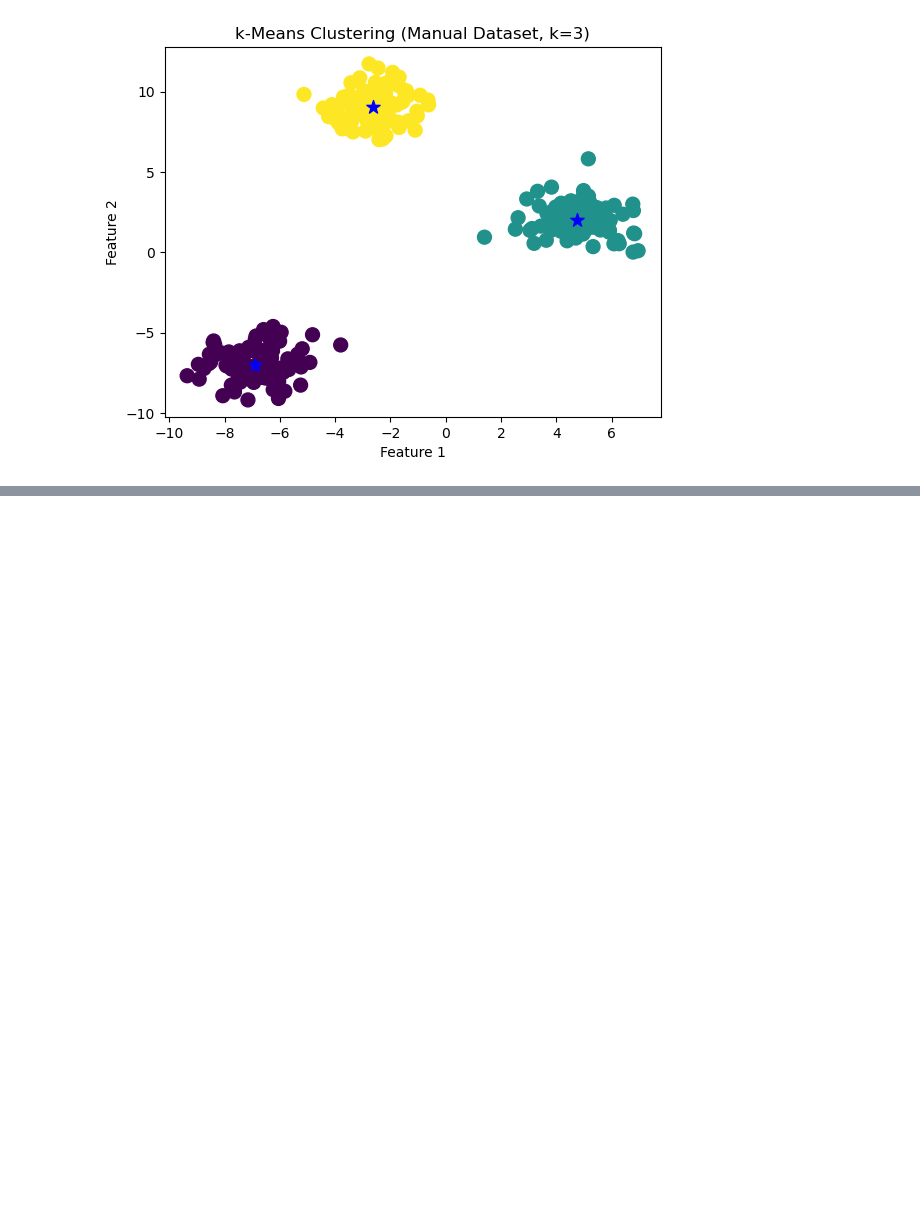
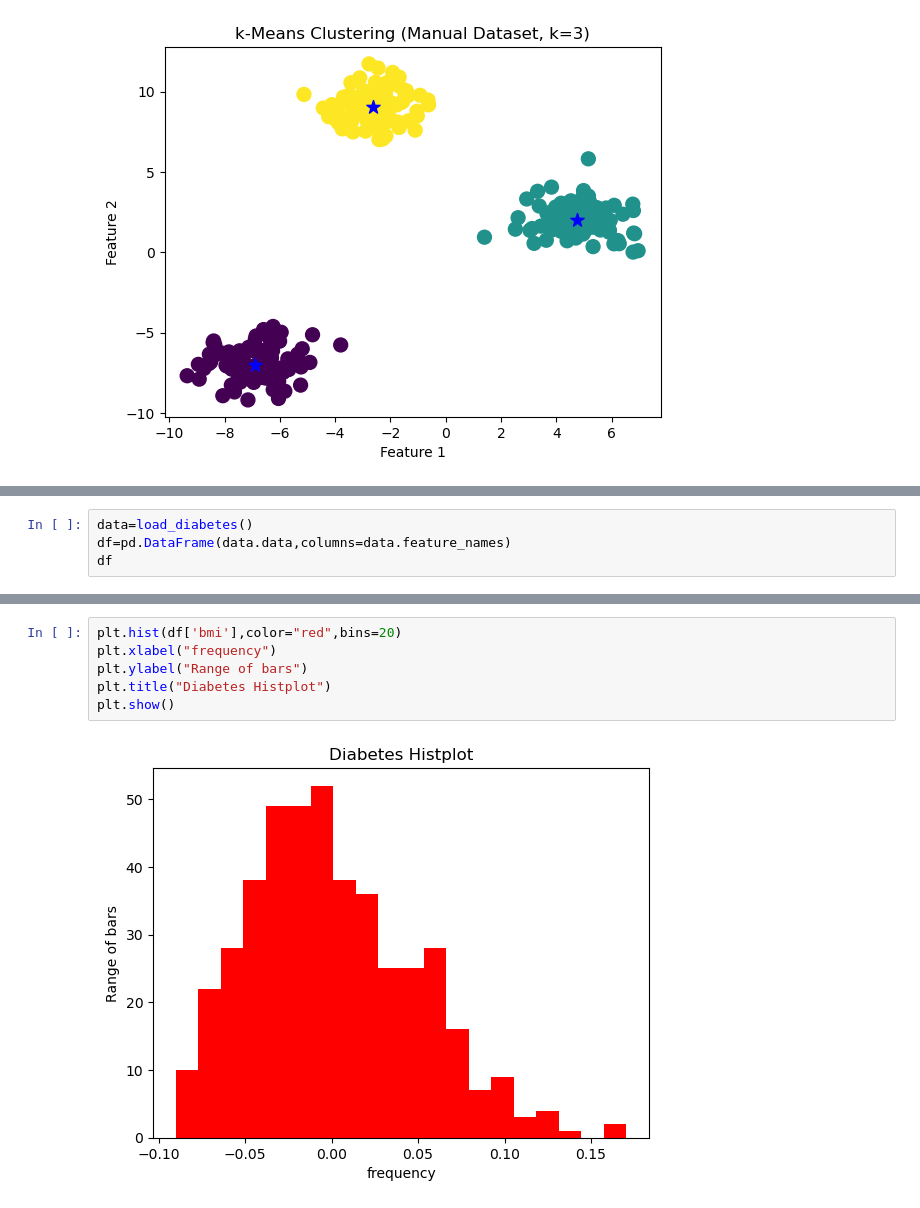
Before and after one commit to Rupeshkumar96/Python_program, a Jupyter notebook: Data_Science.ipynb, the cells around one changed output, grey strips where cells are left out. Cells and saved outputs as stored; diff of their text form; blank space fills up the shorter version.

```diff
--- a/Data_Science.ipynb
+++ b/Data_Science.ipynb
@@ -372,0 +442,4 @@ plt.show()
+# %%
+data=load_diabetes()
+df=pd.DataFrame(data.data,columns=data.feature_names)
+df
@@ -372,0 +460,8 @@ plt.show()
+# %%
+plt.hist(df['bmi'],color="red",bins=20)
+plt.xlabel("frequency")
+plt.ylabel("Range of bars")
+plt.title("Diabetes Histplot")
+plt.show()
+# %% [output]
+[figure, added]
```
Also changed, not shown: parts of 34 cells of this notebook.
